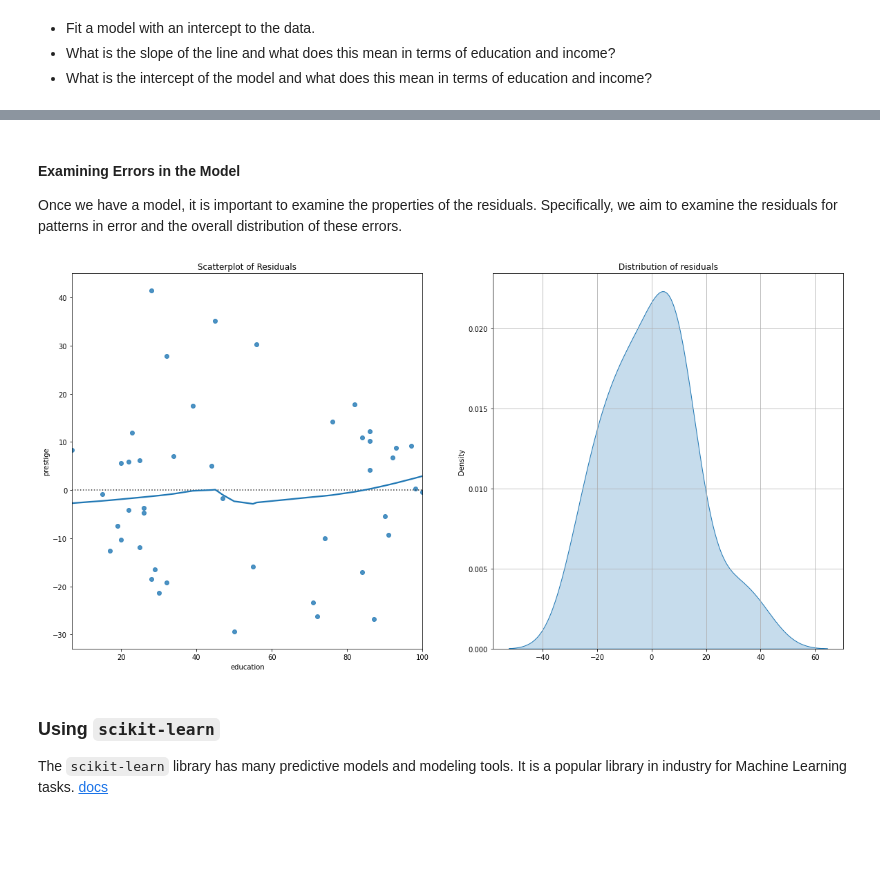
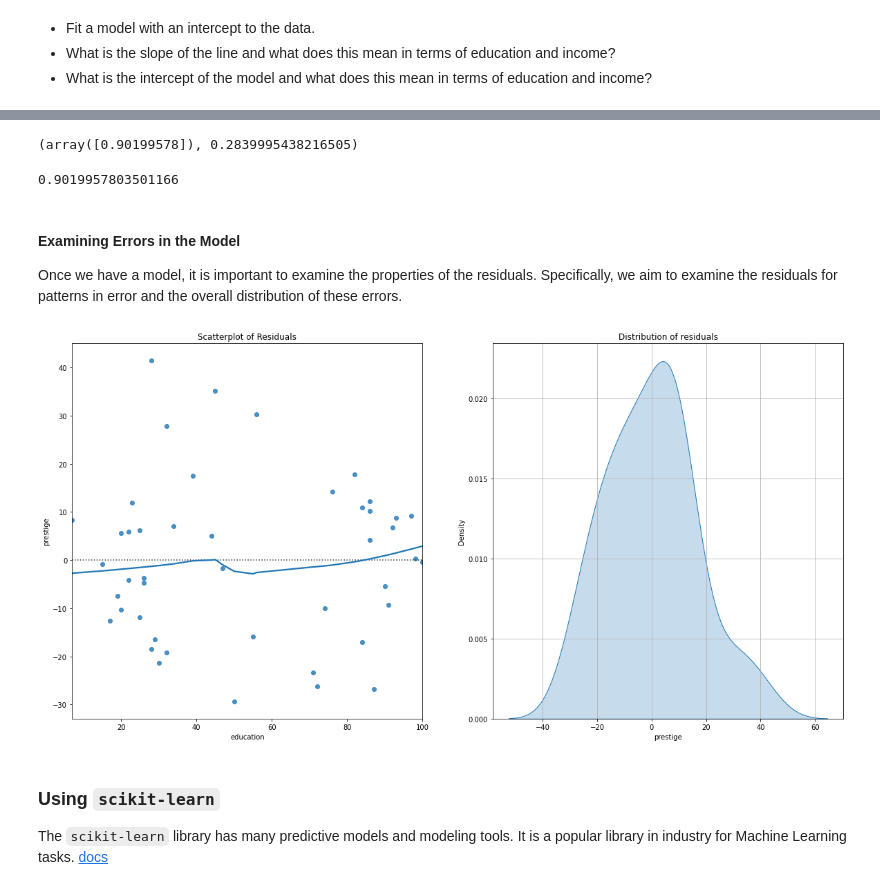
Before and after one commit to jfkoehler/nyu_bootcamp_fa24, a Jupyter notebook: _build/jupyter_execute/regression_intro.ipynb, the cells around one changed output, grey strips where cells are left out. Drawn from its saved outputs; the diff is of its cells as text; code cells hidden in the pictures; blank space fills up the shorter version.

Commit message:
before practice regression

```diff
--- a/_build/jupyter_execute/regression_intro.ipynb
+++ b/_build/jupyter_execute/regression_intro.ipynb
@@ -307,5 +328,5 @@ plt.title('Education vs. Prestige');
 - What is the slope of the line and what does this mean in terms of education and income?
 - What is the intercept of the model and what does this mean in terms of education and income?
 # %%
-x = duncan_prestige.data['education']
+x = duncan_prestige.data[['education']]
 y = duncan_prestige.data['prestige']
@@ -311,0 +341,4 @@ y = duncan_prestige.data['prestige']
+# %%
+model = LinearRegression() #instantiate -- step 1
+# %%
+model.fit(x, y)
@@ -312,3 +360,11 @@ y = duncan_prestige.data['prestige']
+# %%
+model.coef_, model.intercept_
+# %% [output]
+(array([0.90199578]), 0.2839995438216505)
+# %%
+model.coef_[0]
+# %% [output]
+0.9019957803501166
 # %% [markdown]
 #### Examining Errors in the Model
 
@@ -316,12 +372,12 @@ Once we have a model, it is important to examine the properties of the residuals
 # %%
 fig, ax = plt.subplots(1, 2, figsize = (20, 10))
 sns.residplot(x = x, y = y, ax = ax[0], lowess=True)
 ax[0].set_title('Scatterplot of Residuals')
-sns.kdeplot((y - (betas[0] + betas[1]*x)), ax = ax[1], fill = True);
+sns.kdeplot((y - (model.intercept_ + model.coef_[0]*x.values[:, 0])), ax = ax[1], fill = True);
 ax[1].grid()
 ax[1].set_title('Distribution of residuals');
 # %% [output]
-[figure, old version]
+[figure, new version]
 # %% [markdown]
 ### Using `scikit-learn`
 
```
Also changed, not shown: parts of 17 cells of this notebook, 32 other files.
